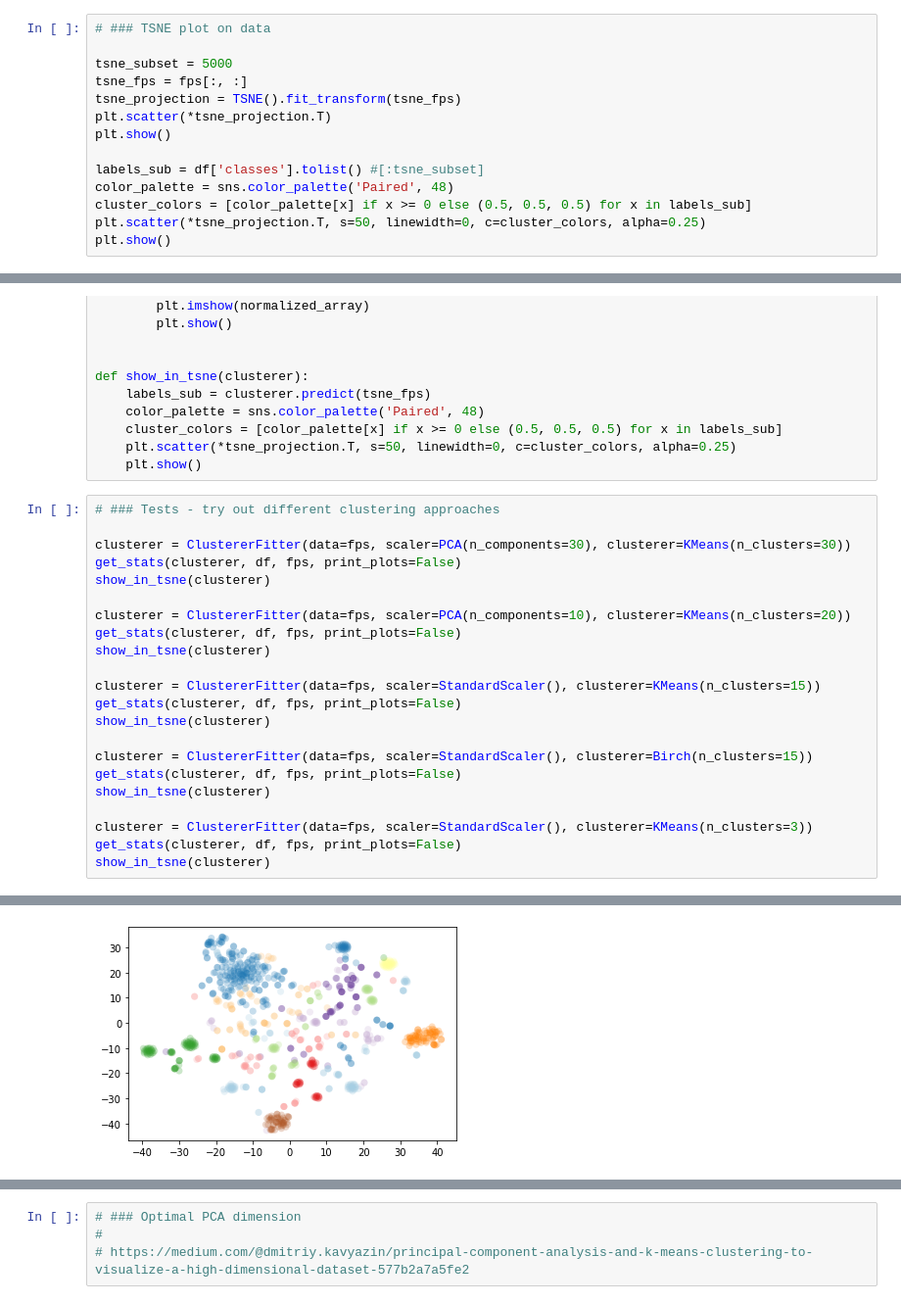
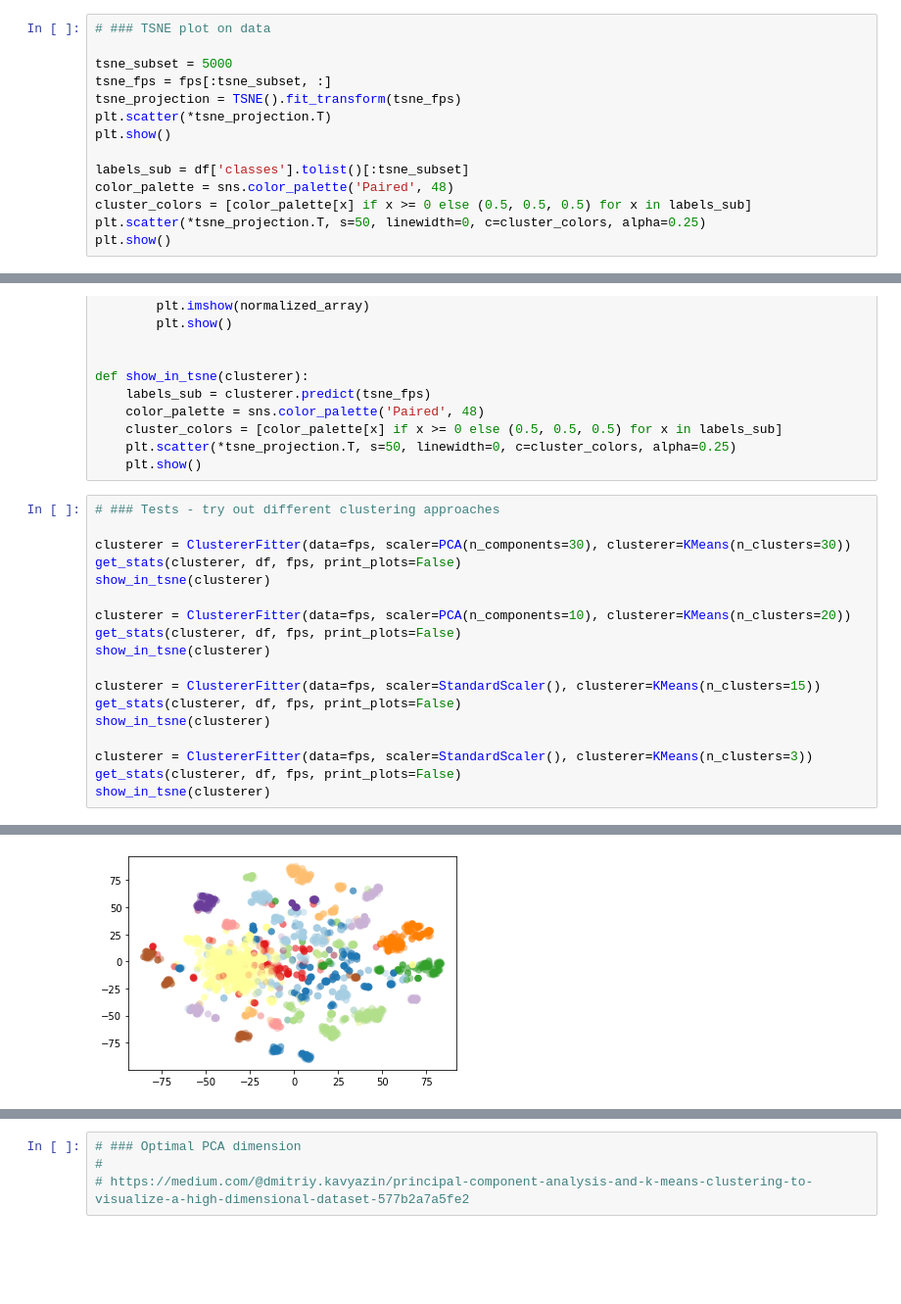
Before and after one commit to rxn4chemistry/rxn_cluster_token_prompt, a Jupyter notebook: notebooks/clustering_analysis.ipynb, the cells around one changed output, grey strips where cells are left out. Shown at 98% size. Saved outputs shown, nothing was run; the diff lists cells and outputs as text; blank space fills up the shorter version.

```diff
--- a/notebooks/clustering_analysis.ipynb
+++ b/notebooks/clustering_analysis.ipynb
@@ -48,12 +48,12 @@ df.head()
 # ### TSNE plot on data
 
 tsne_subset = 5000
-tsne_fps = fps[:, :]
+tsne_fps = fps[:tsne_subset, :]
 tsne_projection = TSNE().fit_transform(tsne_fps)
 plt.scatter(*tsne_projection.T)
 plt.show()
 
-labels_sub = df['classes'].tolist() #[:tsne_subset]
+labels_sub = df['classes'].tolist()[:tsne_subset]
 color_palette = sns.color_palette('Paired', 48)
 cluster_colors = [color_palette[x] if x >= 0 else (0.5, 0.5, 0.5) for x in labels_sub]
 plt.scatter(*tsne_projection.T, s=50, linewidth=0, c=cluster_colors, alpha=0.25)
@@ -111,10 +111,6 @@ clusterer = ClustererFitter(data=fps, scaler=StandardScaler(), clusterer=KMeans(
 get_stats(clusterer, df, fps, print_plots=False)
 show_in_tsne(clusterer)
 
-clusterer = ClustererFitter(data=fps, scaler=StandardScaler(), clusterer=Birch(n_clusters=15))
-get_stats(clusterer, df, fps, print_plots=False)
-show_in_tsne(clusterer)
-
 clusterer = ClustererFitter(data=fps, scaler=StandardScaler(), clusterer=KMeans(n_clusters=3))
 get_stats(clusterer, df, fps, print_plots=False)
 show_in_tsne(clusterer)
@@ -181 +177 @@ classes
-[figure, old version]
+[figure, new version]
```
Also changed, not shown: parts of 12 cells of this notebook, 12 other files.
